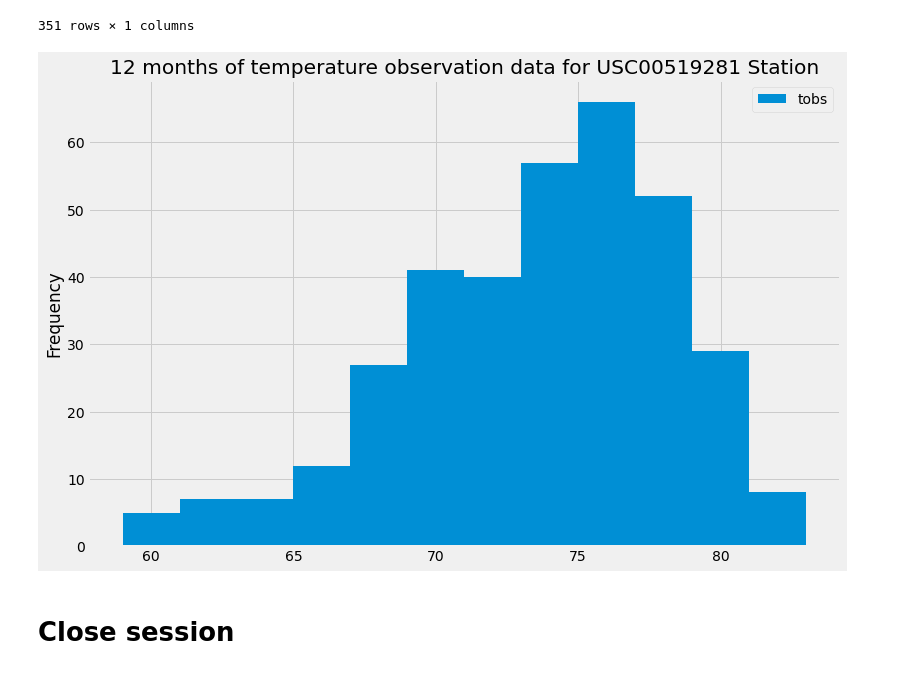
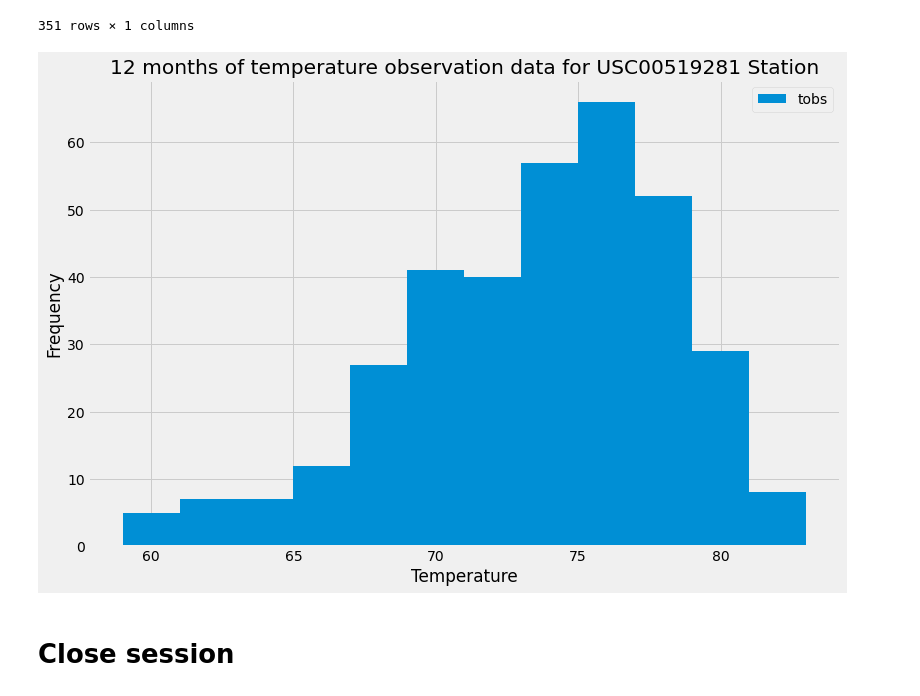
Before and after one commit to FreddyRangelA/sqlalchemy-challenge, a Jupyter notebook: Storage-and-Retrieval_climate_starter.ipynb, the cells around one changed output. Saved outputs shown, nothing was run; the diff lists cells and outputs as text; code cells hidden in the pictures.

Commit message:
pictures

```diff
--- a/Storage-and-Retrieval_climate_starter.ipynb
+++ b/Storage-and-Retrieval_climate_starter.ipynb
@@ -198,9 +199,11 @@ temp_observation_df
 # %%
 temp_observation_df.plot.hist(by='station', bins=12, figsize=(12,8))
 plt.title(f"12 months of temperature observation data for {most_active_station} Station")
+plt.xlabel("Temperature")
+plt.savefig("pictures/StationTemps.png")
 plt.show()
 # %% [output]
-[figure, old version]
+[figure, new version]
 # %% [markdown]
 # Close session
 # %%
```
Also changed, not shown: parts of 1 cell of this notebook, 2 other files.
